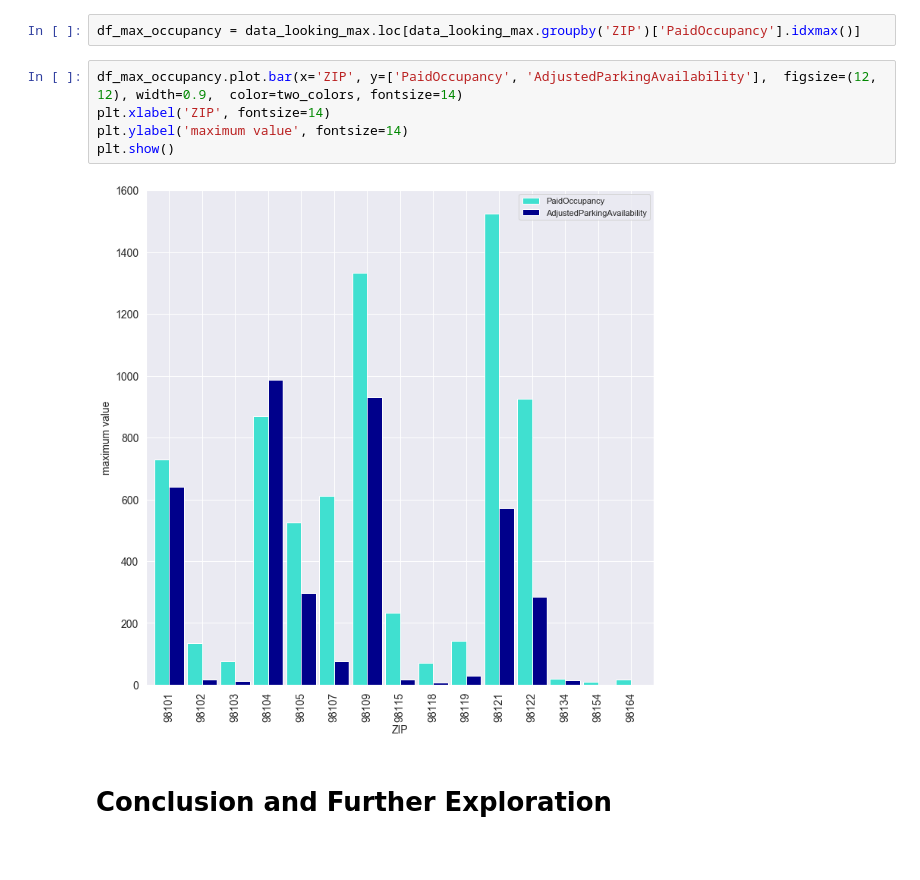
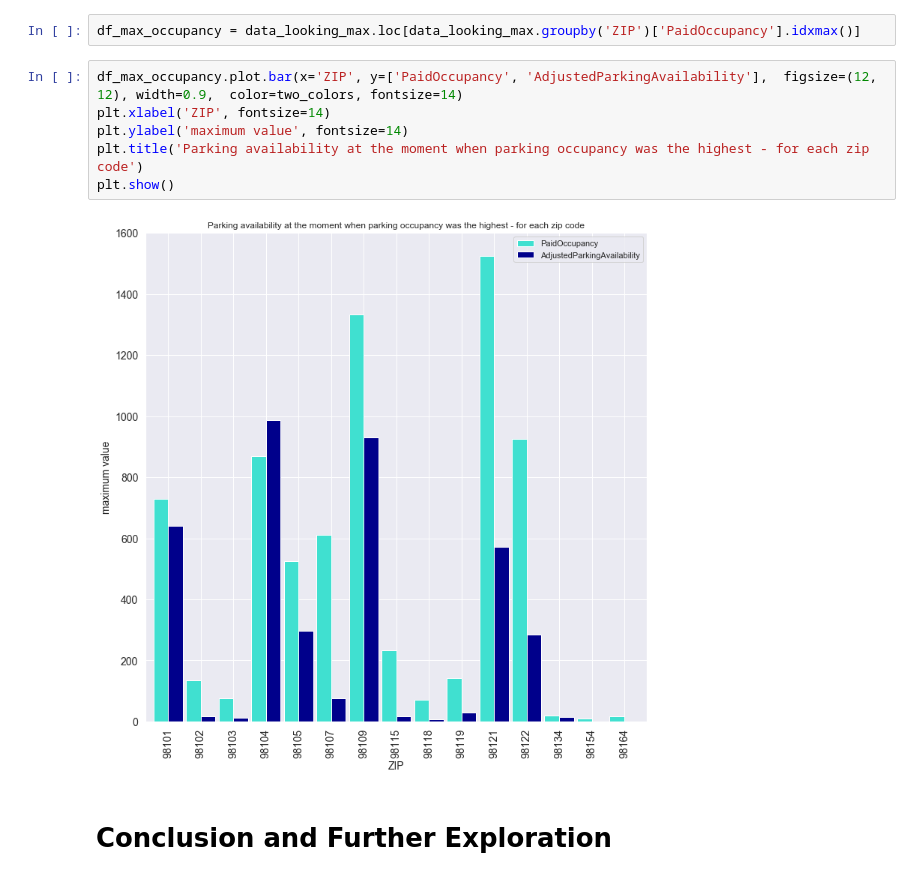
Before and after one commit to monikakrajnc/Capstone-Project-1, a Jupyter notebook: Data Story.ipynb, the cells around one changed output. Cells and saved outputs as stored; diff of their text form.

```diff
--- a/Data Story.ipynb
+++ b/Data Story.ipynb
@@ -368,10 +371,11 @@ df_max_occupancy = data_looking_max.loc[data_looking_max.groupby('ZIP')['PaidOcc
 # %%
 df_max_occupancy.plot.bar(x='ZIP', y=['PaidOccupancy', 'AdjustedParkingAvailability'],  figsize=(12, 12), width=0.9,  color=two_colors, fontsize=14)
 plt.xlabel('ZIP', fontsize=14)
 plt.ylabel('maximum value', fontsize=14)
+plt.title('Parking availability at the moment when parking occupancy was the highest - for each zip code')
 plt.show()
 # %% [output]
-[figure, old version]
+[figure, new version]
 # %% [markdown]
 # Conclusion and Further Exploration
 # %% [markdown]
```
Also changed, not shown: parts of 19 cells of this notebook.
